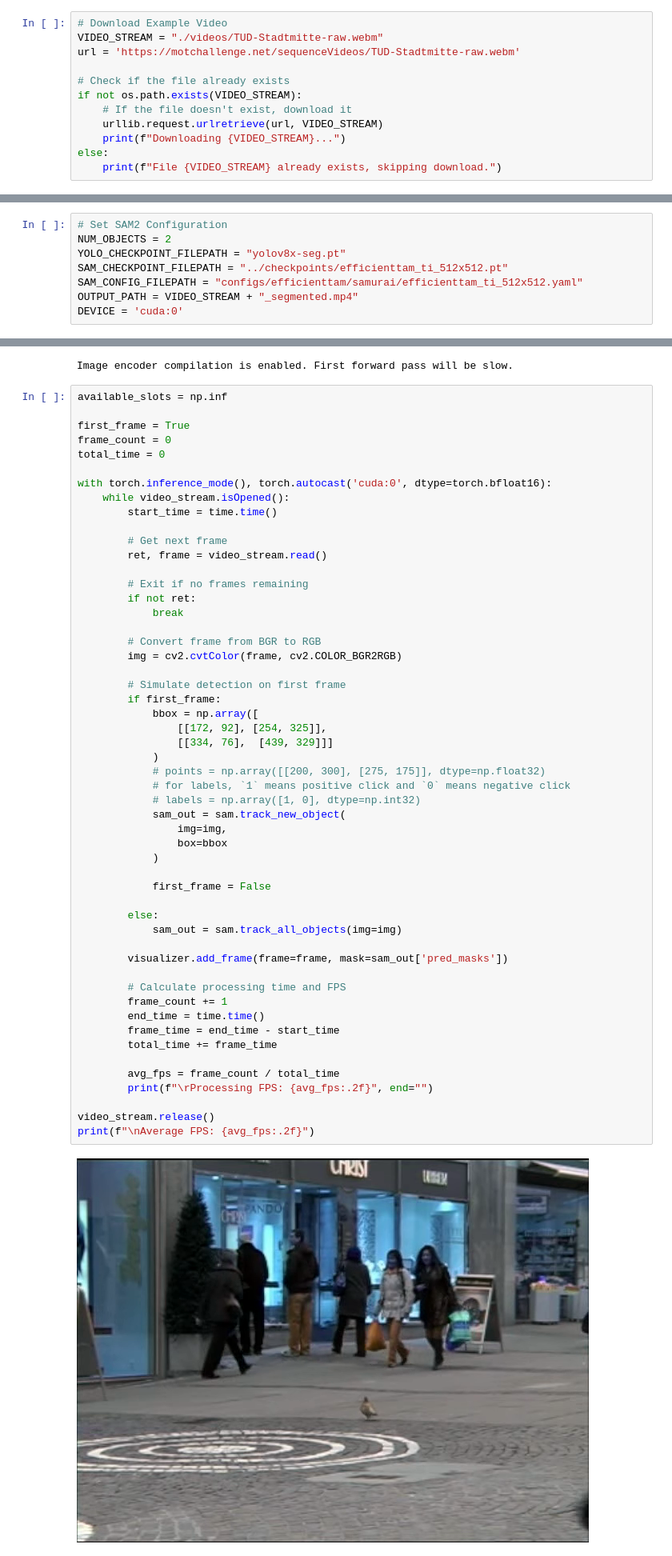
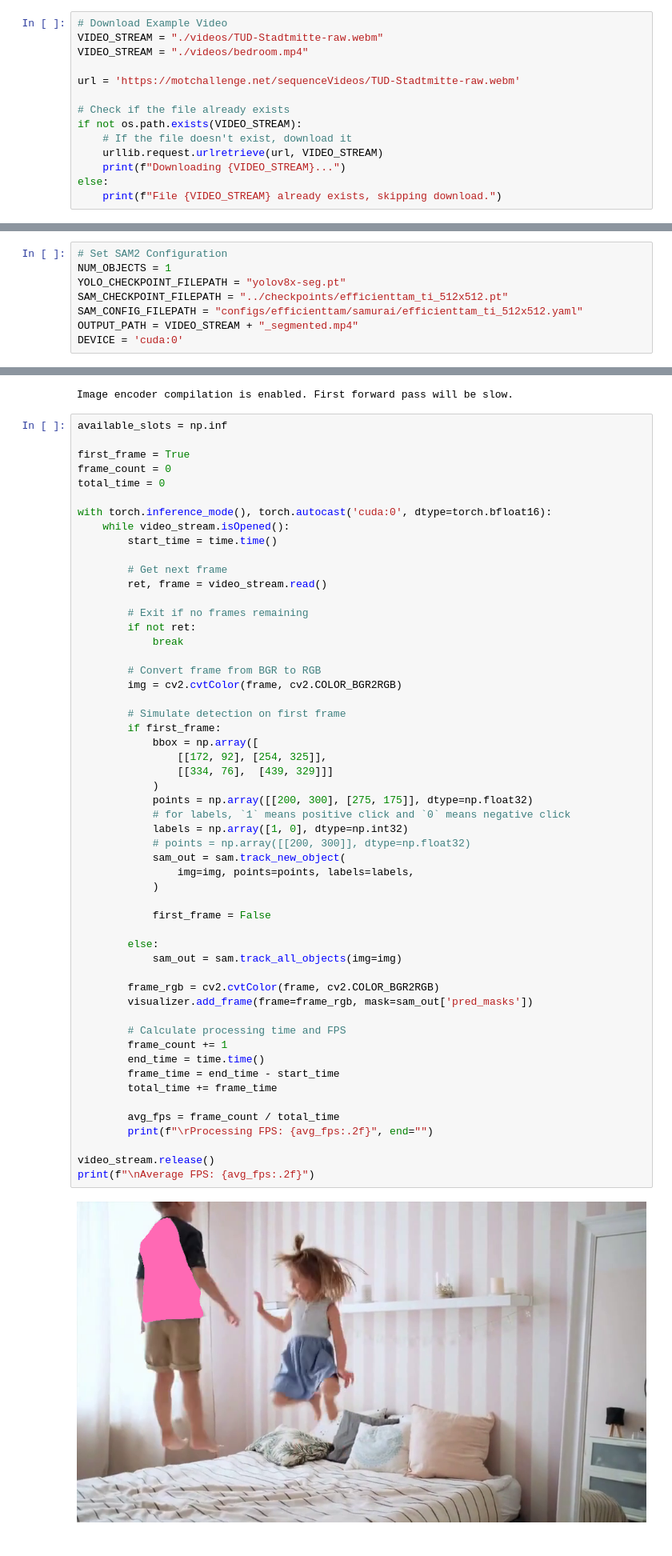
Before and after one commit to SebasGarcia08/EfficientTAM, a Jupyter notebook: notebooks/realtime_detect_and_track.ipynb, the cells around one changed output, grey strips where cells are left out. Shown at 80% size. Cells and saved outputs as stored; diff of their text form.

Commit message:
Adds input labels to track objects

```diff
--- a/notebooks/realtime_detect_and_track.ipynb
+++ b/notebooks/realtime_detect_and_track.ipynb
@@ -47,6 +47,8 @@ class Visualizer:
 # %%
 # Download Example Video
 VIDEO_STREAM = "./videos/TUD-Stadtmitte-raw.webm"
+VIDEO_STREAM = "./videos/bedroom.mp4"
+
 url = 'https://motchallenge.net/sequenceVideos/TUD-Stadtmitte-raw.webm'
 
 # Check if the file already exists
@@ -61,6 +63,6 @@ File ./videos/TUD-Stadtmitte-raw.webm already exists, skipping download.
 # %%
 # Set SAM2 Configuration
-NUM_OBJECTS = 2
+NUM_OBJECTS = 1
 YOLO_CHECKPOINT_FILEPATH = "yolov8x-seg.pt"
 SAM_CHECKPOINT_FILEPATH = "../checkpoints/efficienttam_ti_512x512.pt"
 SAM_CONFIG_FILEPATH = "configs/efficienttam/samurai/efficienttam_ti_512x512.yaml"
@@ -109,36 +111,37 @@ with torch.inference_mode(), torch.autocast('cuda:0', dtype=torch.bfloat16):
 		img = cv2.cvtColor(frame, cv2.COLOR_BGR2RGB)
 
 		# Simulate detection on first frame
 		if first_frame:
 			bbox = np.array([
 				[[172, 92], [254, 325]],
 				[[334, 76],  [439, 329]]]
 			)
-			# points = np.array([[200, 300], [275, 175]], dtype=np.float32)
+			points = np.array([[200, 300], [275, 175]], dtype=np.float32)
 			# for labels, `1` means positive click and `0` means negative click
-			# labels = np.array([1, 0], dtype=np.int32)
+			labels = np.array([1, 0], dtype=np.int32)
+			# points = np.array([[200, 300]], dtype=np.float32)
 			sam_out = sam.track_new_object(
-				img=img,
-				box=bbox
+				img=img, points=points, labels=labels,
 			)
 
 			first_frame = False
 
 		else:
 			sam_out = sam.track_all_objects(img=img)
 
-		visualizer.add_frame(frame=frame, mask=sam_out['pred_masks'])
+		frame_rgb = cv2.cvtColor(frame, cv2.COLOR_BGR2RGB)
+		visualizer.add_frame(frame=frame_rgb, mask=sam_out['pred_masks'])
 
 		# Calculate processing time and FPS
 		frame_count += 1
 		end_time = time.time()
 		frame_time = end_time - start_time
 		total_time += frame_time
 
 		avg_fps = frame_count / total_time
 		print(f"\rProcessing FPS: {avg_fps:.2f}", end="")
 
 video_stream.release()
 print(f"\nAverage FPS: {avg_fps:.2f}")
 # %% [output]
-[figure, old version]
+[figure, new version]
```
Also changed, not shown: parts of 2 cells of this notebook, 1 other file.
